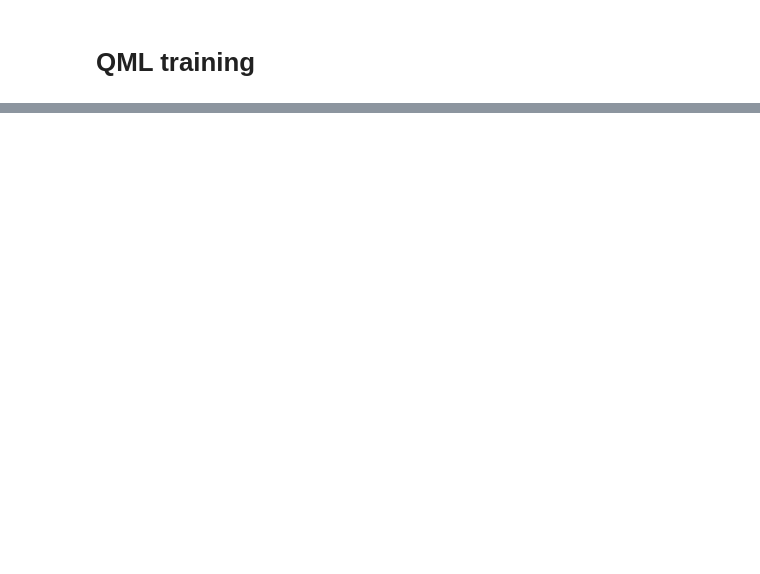
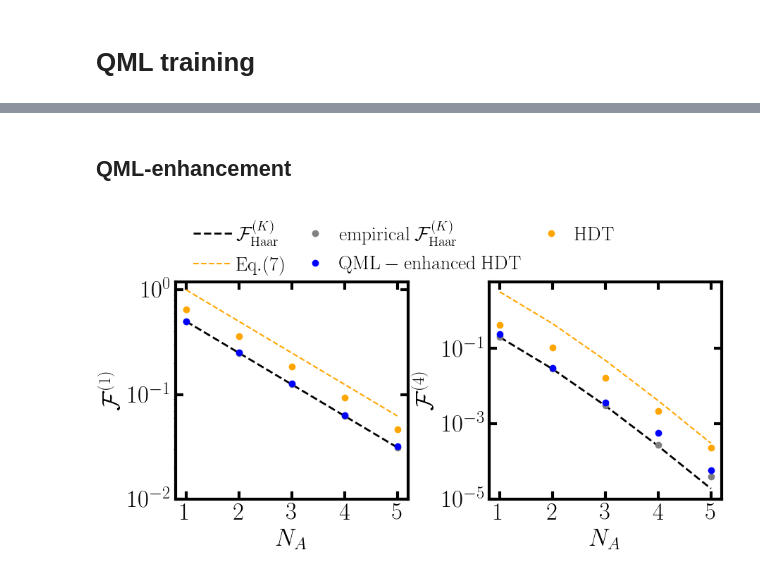
Before and after one commit to bzGit06/HaarQML, a Jupyter notebook: QTM_haar.ipynb, the cells around one changed output, grey strips where cells are left out. Cells and saved outputs as stored; diff of their text form; code cells hidden in the pictures; blank space fills up the shorter version.

```diff
--- a/QTM_haar.ipynb
+++ b/QTM_haar.ipynb
@@ -2333,0 +319,11 @@ plt.subplots_adjust(wspace=0.25, hspace=0.1)
+# %%
+n = 3
+path = f'data/haarSample/n{n}'
+if not os.path.exists(path):
+    os.makedirs(path)
+
+fs = np.zeros(4)
+states = HaarSampleGeneration(int(1e5), n=n, seed=42)
+for k in range(4):
+    fs[k] = framePot_batched(states, K=k+1, batch_sizes=1000)
+np.save(os.path.join(path, f'HaarSamplesFP_n{n}.npy'), fs)
@@ -2333,0 +726,48 @@ plt.subplots_adjust(wspace=0.25, hspace=0.1)
+# %% [markdown]
+## QML-enhancement
+# %%
+n = np.arange(1, 6)
+
+fs_qml = np.zeros((4, 5))
+fs_rc = np.zeros((4, 5))
+fs_haarSample = np.zeros((4, 5))
+for i in range(5):
+    each = np.load(f'data/training/avgState/n{n[i]}/HaarAvgFP_n{n[i]}na1T{32}L{2*(n[i]+1)}_r0.22.npy')
+    fs_qml[:, i] = np.mean(each, axis=1)
+    each = np.load(f'data/seqRC/n{n[i]}/HaarUFP_n{n[i]}na1T{32}.npy')
+    fs_rc[:, i] = np.mean(each, axis=1)[:4]
+    each = np.load(f'data/haarSample/n{n[i]}/HaarSamplesFP_n{n[i]}.npy')
+    fs_haarSample[:, i] = np.mean(each, axis=1)[:4]
+
+
+fig, axs = plt.subplots(1, 2, figsize=(10, 4), sharex=True)
+for i in range(2):
+    k = 3*i+1
+    fs_haar = 1./binom(k + 2**n - 1, 2**n - 1)
+    axs[i].plot(n, fs_haar, '--', c='k', lw=2, label=r'$\mathcal{F}_{\rm Haar}^{(K)}$')
+    axs[i].plot(n, (1 + (2**k-1))*fs_haar, '--', c='orange', label=r'$\rm Ineq. (3)$')
+
+    axs[i].plot(n, fs_haarSample[3*i], 'o', c='grey', markersize=6,
+                label=r'${\rm empirical}\: \mathcal{F}_{\rm Haar}^{(K)}$')
+
+    axs[i].plot(n, fs_qml[3*i], 'o', c='b', markersize=6, label=r'$\rm QML-enhanced\:HDT$')
+    axs[i].plot(n, fs_rc[3*i], 'o', c='orange', markersize=6, label=r'$\rm HDT$')
+
+
+axs[0].legend(fontsize=20, framealpha=0, loc='lower left', bbox_to_anchor=(0., 0.95),
+    handletextpad=0.2, ncol=3, columnspacing=0.5)
+for i in range(2):
+    axs[i].set_xticks(n)
+    axs[i].set_yscale('log')
+    axs[i].set_ylabel(r'$\mathcal{F}^{(%d)}$'%(3*i+1))
+    axs[i].set_xlabel(r'$N_A$')
+    axs[i].tick_params(direction='in', length=8, width=3, top='on', right='on')
+axs[0].set_yticks([1e-2, 0.1, 1])
+axs[1].set_yticks([1e-5, 1e-3, 1e-1])
+
+plt.subplots_adjust(wspace=0.35)
+plt.savefig('figures/qml.svg', bbox_inches='tight')
+plt.show()
+plt.close()
+# %% [output]
+[figure, added]
```
Also changed, not shown: parts of 129 cells of this notebook, 4 other files.
